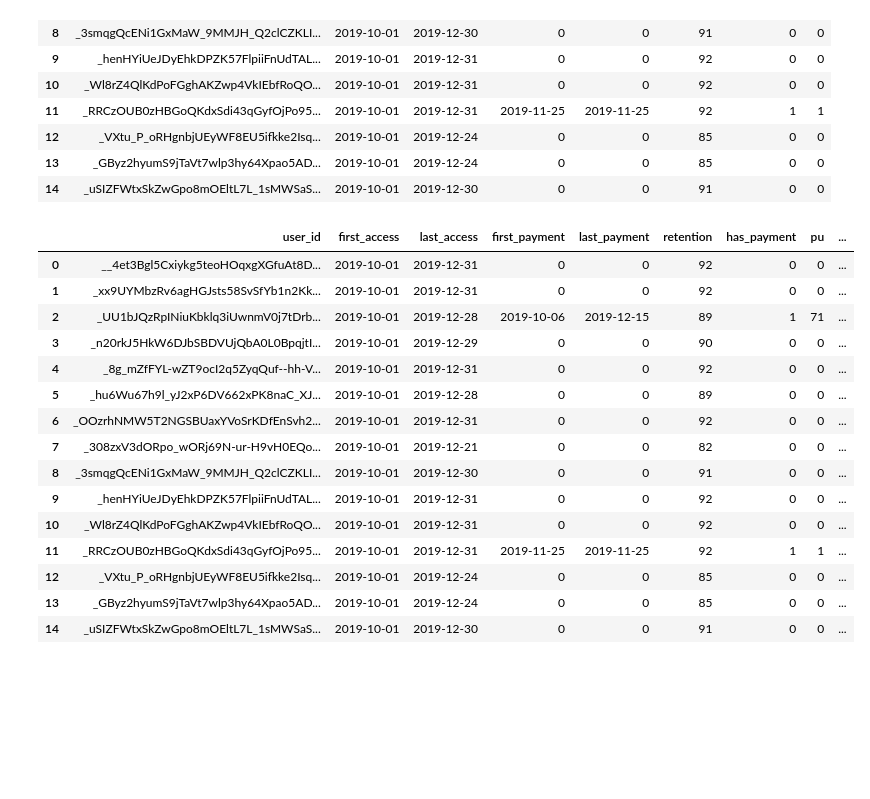
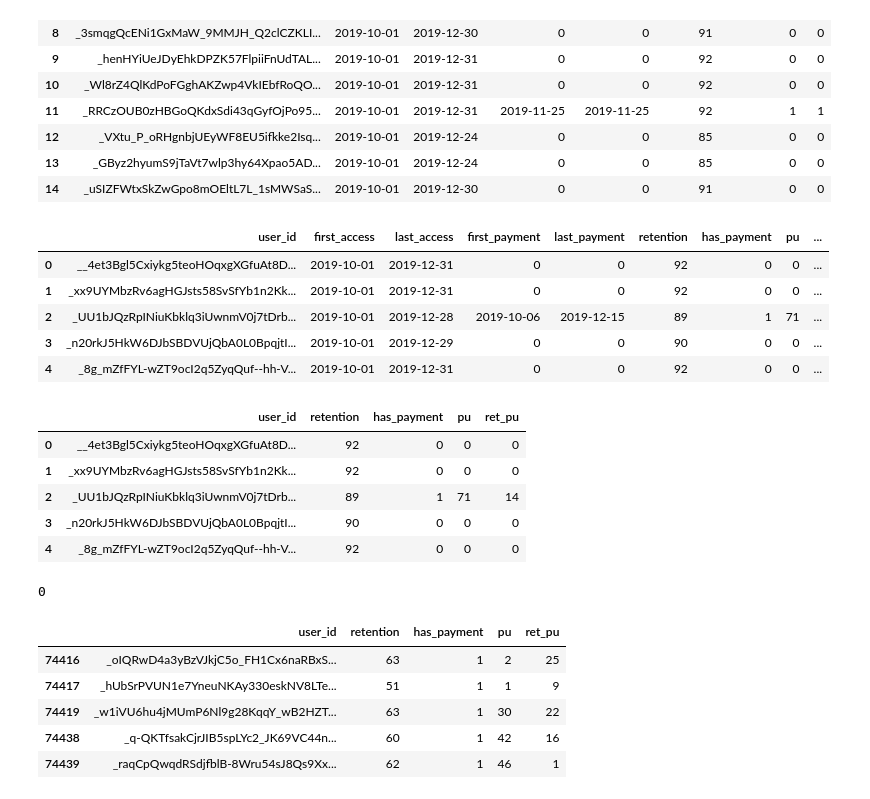
Before and after one commit to YeHoonJang/archive_for_everything, a Jupyter notebook: line/line_studio_assignment.ipynb, the cells around one changed output. Drawn from its saved outputs; the diff is of its cells as text; code cells hidden in the pictures; blank space fills up the shorter version.

```diff
--- a/line/line_studio_assignment.ipynb
+++ b/line/line_studio_assignment.ipynb
@@ -106,16 +103,17 @@ user_df.head(25)
 # user_df["pu"] = (user_df.last_payment - user_df.first_access).dt.days
 # user_df.head()
 # %%
+# 마지막 결제일과 최초 결제일 간 차이를 과금율로 전제
 pu = []
 for i in range(len(user_df)):
     if user_df.first_payment[i] != 0 and user_df.last_payment[i] != 0:
         days = (user_df.last_payment[i] - user_df.first_payment[i]).days
         if days == 0:
-            pu.append(1)
+            pu.append(int(1))
         else:
-            pu.append(days+1)
+            pu.append(int(days+1))
     else:
-        pu.append(0)
+        pu.append(int(0))
 # %%
 user_df["pu"] = pu
 user_df.head(15)
@@ -150,21 +148,11 @@ for i in range(len(user_df)):
         ret_pu.append(0)
 # %%
 user_df["ret_pu"] = ret_pu
-user_df.head(15)
+user_df.head()
 # %% [output]
 |  | user_id | first_access | last_access | first_payment | last_payment | retention | has_payment | pu | ... |
 | 0 | __4et3Bgl5Cxiykg5teoHOqxgXGfuAt8D... | 2019-10-01 | 2019-12-31 | 0 | 0 | 92 | 0 | 0 | ... |
 | 1 | _xx9UYMbzRv6agHGJsts58SvSfYb1n2Kk... | 2019-10-01 | 2019-12-31 | 0 | 0 | 92 | 0 | 0 | ... |
 | 2 | _UU1bJQzRpINiuKbklq3iUwnmV0j7tDrb... | 2019-10-01 | 2019-12-28 | 2019-10-06 | 2019-12-15 | 89 | 1 | 71 | ... |
 | 3 | _n20rkJ5HkW6DJbSBDVUjQbA0L0BpqjtI... | 2019-10-01 | 2019-12-29 | 0 | 0 | 90 | 0 | 0 | ... |
 | 4 | _8g_mZfFYL-wZT9ocI2q5ZyqQuf--hh-V... | 2019-10-01 | 2019-12-31 | 0 | 0 | 92 | 0 | 0 | ... |
-| 5 | _hu6Wu67h9l_yJ2xP6DV662xPK8naC_XJ... | 2019-10-01 | 2019-12-28 | 0 | 0 | 89 | 0 | 0 | ... |
-| 6 | _OOzrhNMW5T2NGSBUaxYVoSrKDfEnSvh2... | 2019-10-01 | 2019-12-31 | 0 | 0 | 92 | 0 | 0 | ... |
-| 7 | _308zxV3dORpo_wORj69N-ur-H9vH0EQo... | 2019-10-01 | 2019-12-21 | 0 | 0 | 82 | 0 | 0 | ... |
-| 8 | _3smqgQcENi1GxMaW_9MMJH_Q2clCZKLI... | 2019-10-01 | 2019-12-30 | 0 | 0 | 91 | 0 | 0 | ... |
-| 9 | _henHYiUeJDyEhkDPZK57FlpiiFnUdTAL... | 2019-10-01 | 2019-12-31 | 0 | 0 | 92 | 0 | 0 | ... |
-| 10 | _Wl8rZ4QlKdPoFGghAKZwp4VkIEbfRoQO... | 2019-10-01 | 2019-12-31 | 0 | 0 | 92 | 0 | 0 | ... |
-| 11 | _RRCzOUB0zHBGoQKdxSdi43qGyfOjPo95... | 2019-10-01 | 2019-12-31 | 2019-11-25 | 2019-11-25 | 92 | 1 | 1 | ... |
-| 12 | _VXtu_P_oRHgnbjUEyWF8EU5ifkke2Isq... | 2019-10-01 | 2019-12-24 | 0 | 0 | 85 | 0 | 0 | ... |
-| 13 | _GByz2hyumS9jTaVt7wlp3hy64Xpao5AD... | 2019-10-01 | 2019-12-24 | 0 | 0 | 85 | 0 | 0 | ... |
-| 14 | _uSIZFWtxSkZwGpo8mOEltL7L_1sMWSaS... | 2019-10-01 | 2019-12-30 | 0 | 0 | 91 | 0 | 0 | ... |
@@ -170,0 +161,13 @@ user_df.head(15)
+# %%
+user_df.head()
+# %% [output]
+|  | user_id | retention | has_payment | pu | ret_pu |
+| 0 | __4et3Bgl5Cxiykg5teoHOqxgXGfuAt8D... | 92 | 0 | 0 | 0 |
+| 1 | _xx9UYMbzRv6agHGJsts58SvSfYb1n2Kk... | 92 | 0 | 0 | 0 |
+| 2 | _UU1bJQzRpINiuKbklq3iUwnmV0j7tDrb... | 89 | 1 | 71 | 14 |
+| 3 | _n20rkJ5HkW6DJbSBDVUjQbA0L0BpqjtI... | 90 | 0 | 0 | 0 |
+| 4 | _8g_mZfFYL-wZT9ocI2q5ZyqQuf--hh-V... | 92 | 0 | 0 | 0 |
+# %%
+user_df["pu"][i]
+# %% [output]
+0
@@ -170,0 +179,10 @@ user_df.head(15)
+# %%
+is_pu = pd.DataFrame(data=user_df, index=pu_idx)
+is_pu.tail()
+# %% [output]
+|  | user_id | retention | has_payment | pu | ret_pu |
+| 74416 | _oIQRwD4a3yBzVJkjC5o_FH1Cx6naRBxS... | 63 | 1 | 2 | 25 |
+| 74417 | _hUbSrPVUN1e7YneuNKAy330eskNV8LTe... | 51 | 1 | 1 | 9 |
+| 74419 | _w1iVU6hu4jMUmP6Nl9g28KqqY_wB2HZT... | 63 | 1 | 30 | 22 |
+| 74438 | _q-QKTfsakCjrJIB5spLYc2_JK69VC44n... | 60 | 1 | 42 | 16 |
+| 74439 | _raqCpQwqdRSdjfblB-8Wru54sJ8Qs9Xx... | 62 | 1 | 46 | 1 |
```
Also changed, not shown: parts of 70 cells of this notebook, 1 other file.
